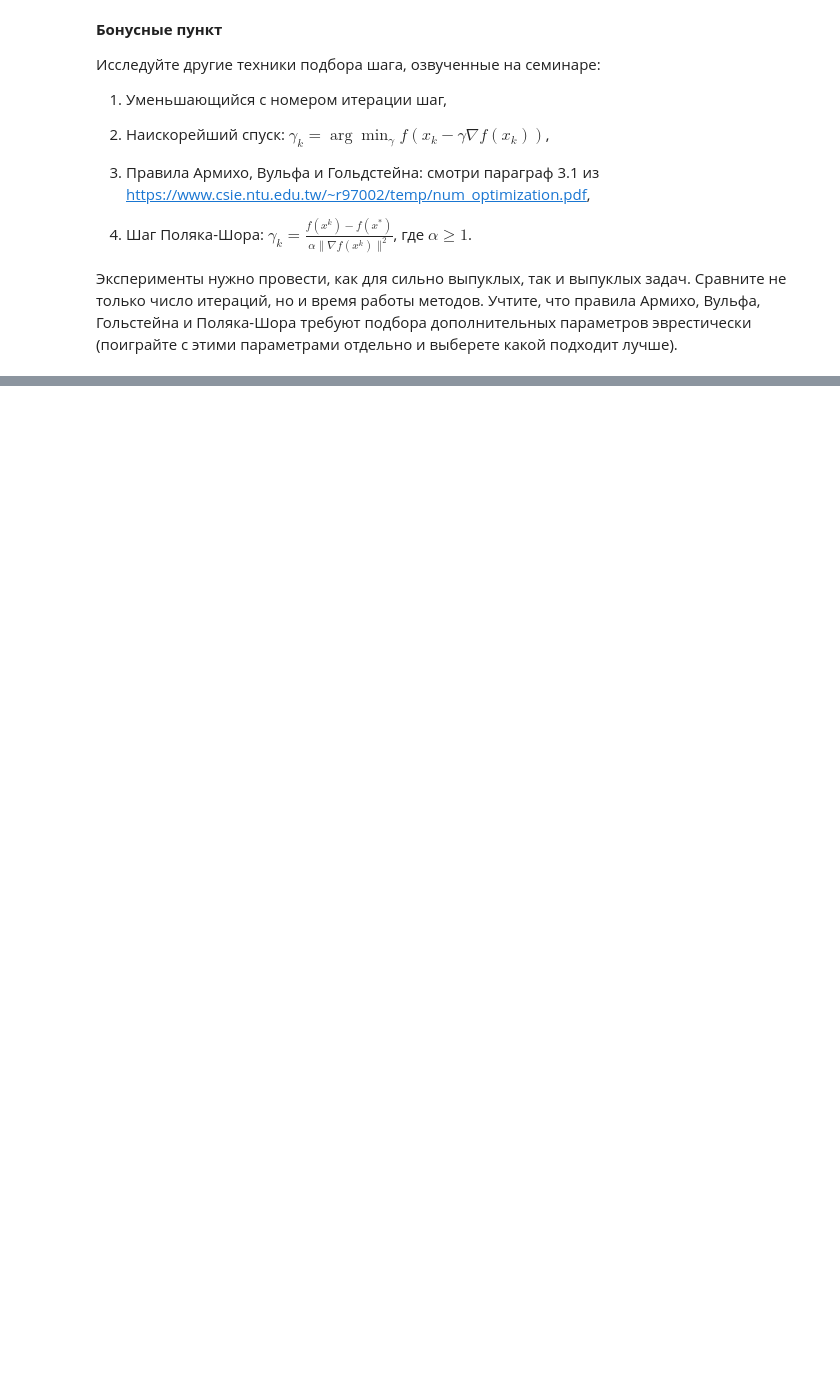
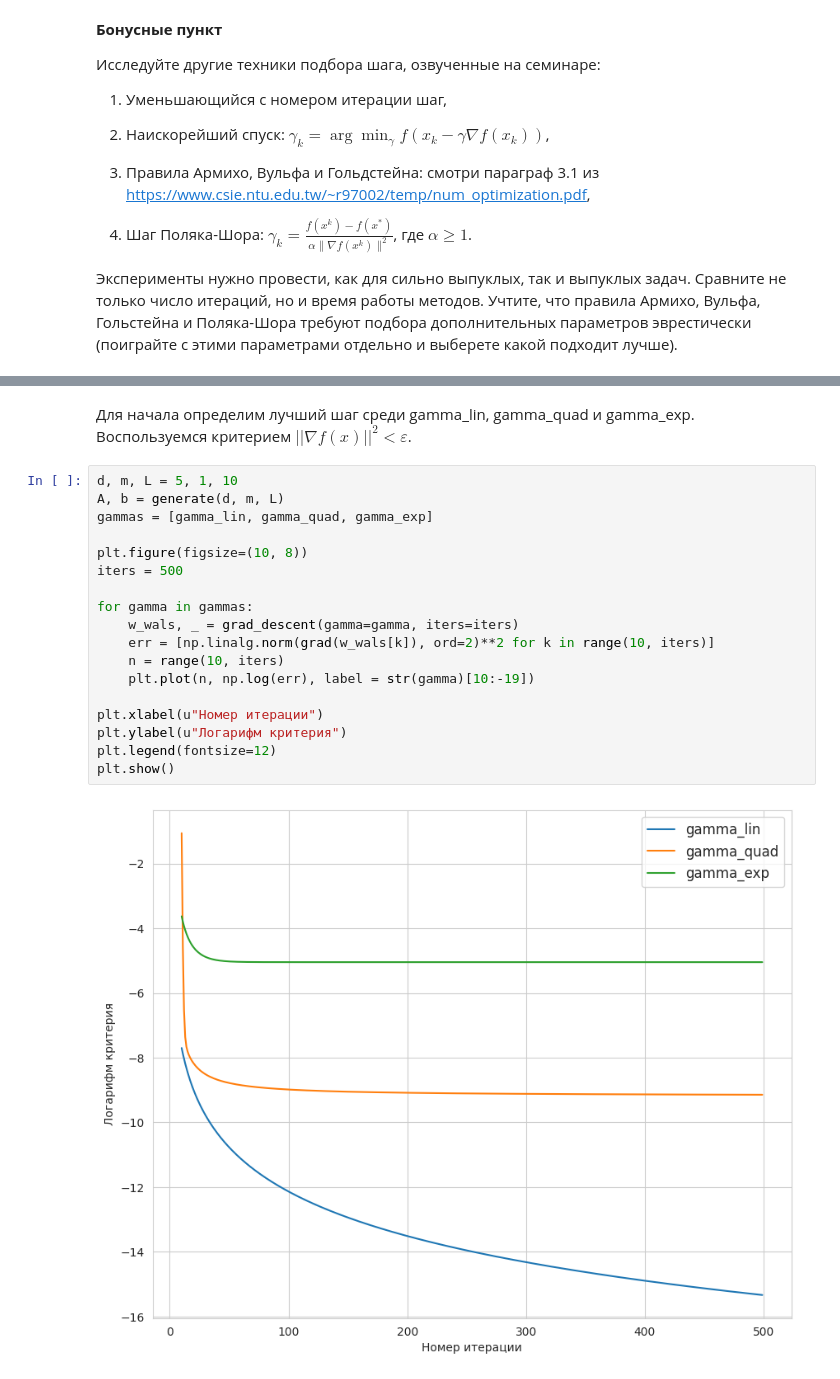
Before and after one commit to featztex/optimization, a Jupyter notebook: hw/Emelyanov_HW_1.ipynb, the cells around one changed output, grey strips where cells are left out. Saved outputs shown, nothing was run; the diff lists cells and outputs as text; blank space fills up the shorter version.

```diff
--- a/hw/Emelyanov_HW_1.ipynb
+++ b/hw/Emelyanov_HW_1.ipynb
@@ -390,0 +439,22 @@ __Бонусные пункт__
+# %% [markdown]
+Для начала определим лучший шаг среди gamma_lin, gamma_quad и gamma_exp. Воспользуемся критерием $||\nabla f(x)||^2 < \varepsilon$.
+# %%
+d, m, L = 5, 1, 10
+A, b = generate(d, m, L)
+gammas = [gamma_lin, gamma_quad, gamma_exp]
+
+plt.figure(figsize=(10, 8))
+iters = 500
+
+for gamma in gammas:
+    w_wals, _ = grad_descent(gamma=gamma, iters=iters)
+    err = [np.linalg.norm(grad(w_wals[k]), ord=2)**2 for k in range(10, iters)]
+    n = range(10, iters)
+    plt.plot(n, np.log(err), label = str(gamma)[10:-19])
+
+plt.xlabel(u"Номер итерации")
+plt.ylabel(u"Логарифм критерия")
+plt.legend(fontsize=12)
+plt.show()
+# %% [output]
+[figure, added]
```
Also changed, not shown: parts of 34 cells of this notebook.
